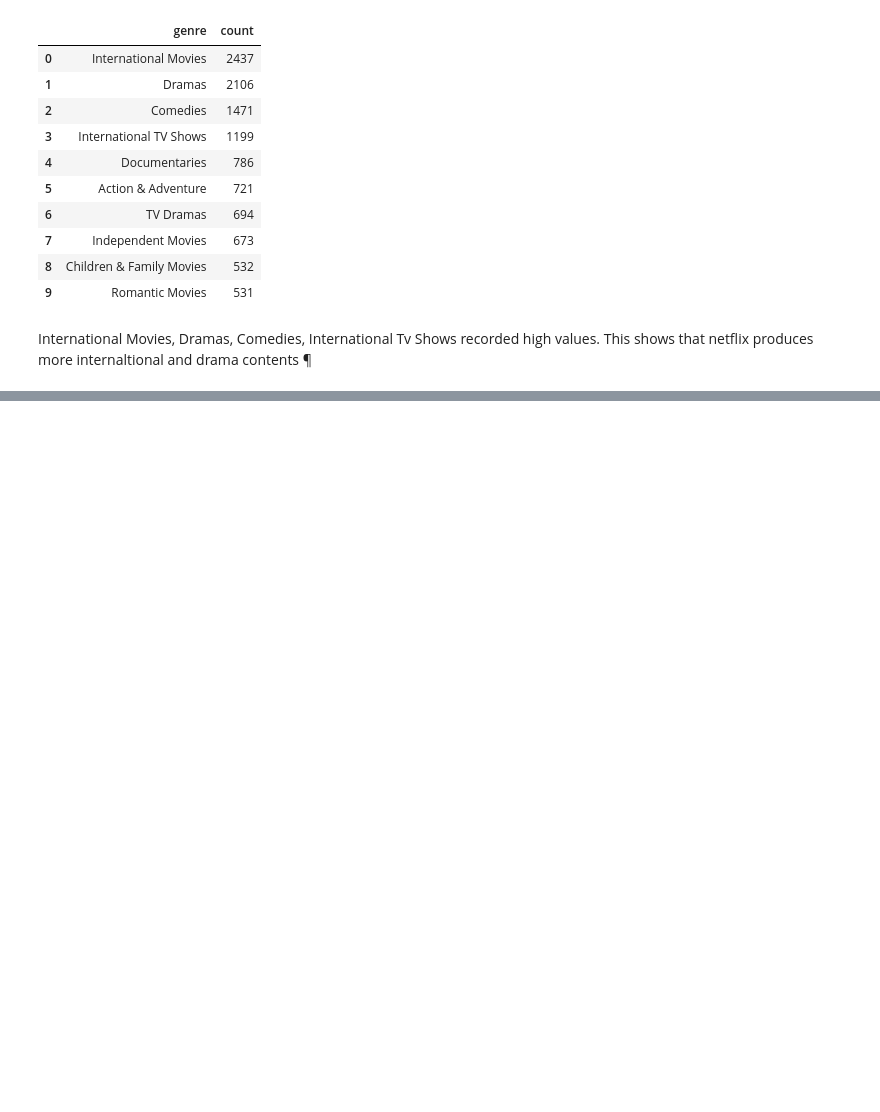
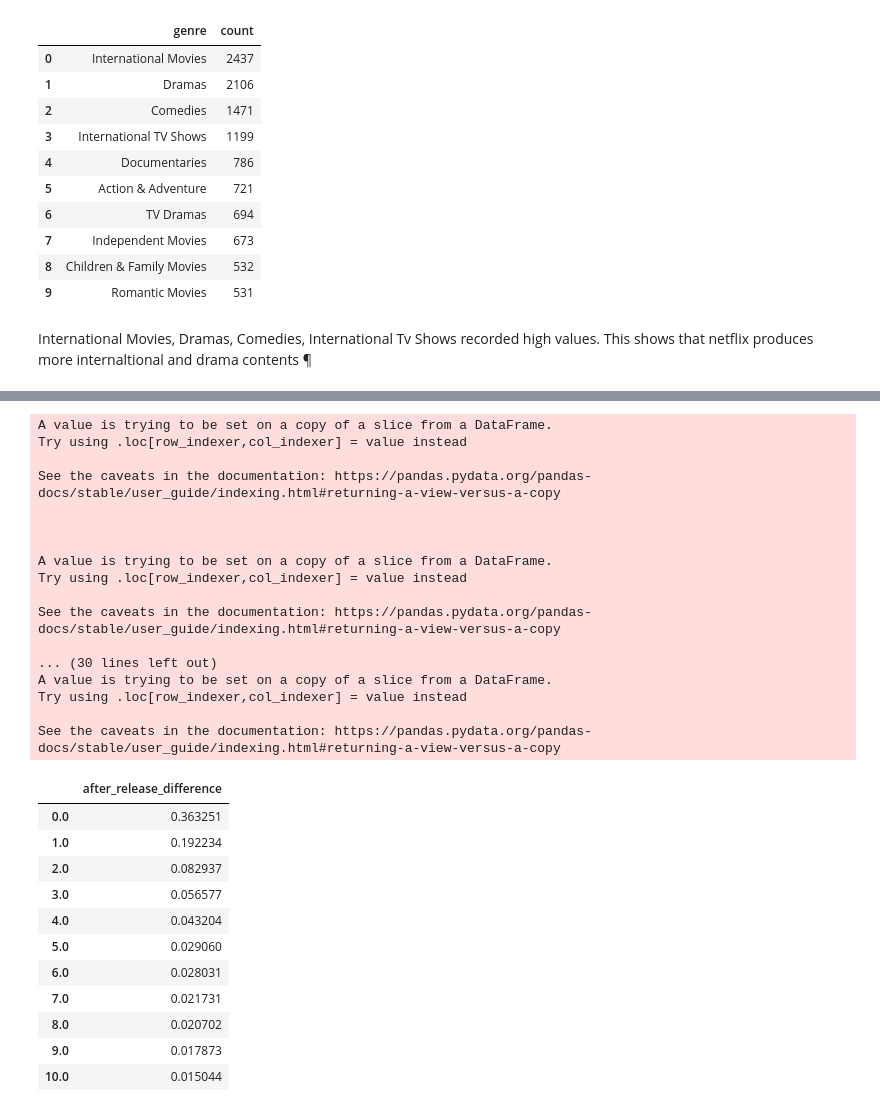
Before and after one commit to samwata/Netflix-content-analysis, a Jupyter notebook: Netflix_analysis_notebook.ipynb, the cells around one changed output, grey strips where cells are left out. Drawn from its saved outputs; the diff is of its cells as text; code cells hidden in the pictures; blank space fills up the shorter version.

```diff
--- a/Netflix_analysis_notebook.ipynb
+++ b/Netflix_analysis_notebook.ipynb
@@ -237,0 +326,49 @@ fig.show()
+# %%
+#Since we can't apply split on Null values we will need to skip null values on date_created column
+data_new = data[data['date_added'].notnull()]
+data_new['Added_Year']=data_new['date_added'].apply(lambda x: x.split(', ')[-1])
+data_new['Added_Month']=data_new['date_added'].apply(lambda x: x.split(' ')[0])
+data_new['Added_Day']=data_new['date_added'].apply(lambda x:x.lstrip().split(' ')[1])
+data_new['Added_Day']=data_new['Added_Day'].apply(lambda x:x.split(',')[0])
+
+# show.drop(columns=['show_id','date_added'],inplace=True)
+
+#'Added_Year' and 'Added_Day' are of incorrect format.
+
+data_new['Added_Year']=data_new['Added_Year'].astype(int)
+data_new['Added_Day']=data_new['Added_Day'].astype(int)
+
+data_new['after_release_difference']=abs(data_new['Added_Year']-data['release_year'])
+data_diff_percent=data_new['after_release_difference'].value_counts(normalize=True).sort_values(ascending=False)[:10]
+data_diff_percent*100
+pd.DataFrame(data_diff_percent)
+# %% [output]
+A value is trying to be set on a copy of a slice from a DataFrame.
+Try using .loc[row_indexer,col_indexer] = value instead
+
+See the caveats in the documentation: https://pandas.pydata.org/pandas-docs/stable/user_guide/indexing.html#returning-a-view-versus-a-copy
+
+
+
+A value is trying to be set on a copy of a slice from a DataFrame.
+Try using .loc[row_indexer,col_indexer] = value instead
+
+See the caveats in the documentation: https://pandas.pydata.org/pandas-docs/stable/user_guide/indexing.html#returning-a-view-versus-a-copy
+
+... (30 lines left out)
+A value is trying to be set on a copy of a slice from a DataFrame.
+Try using .loc[row_indexer,col_indexer] = value instead
+
+See the caveats in the documentation: https://pandas.pydata.org/pandas-docs/stable/user_guide/indexing.html#returning-a-view-versus-a-copy
+|  | after_release_difference |
+| 0.0 | 0.363251 |
+| 1.0 | 0.192234 |
+| 2.0 | 0.082937 |
+| 3.0 | 0.056577 |
+| 4.0 | 0.043204 |
+| 5.0 | 0.029060 |
+| 6.0 | 0.028031 |
+| 7.0 | 0.021731 |
+| 8.0 | 0.020702 |
+| 9.0 | 0.017873 |
+| 10.0 | 0.015044 |
```
Also changed, not shown: parts of 13 cells of this notebook.
